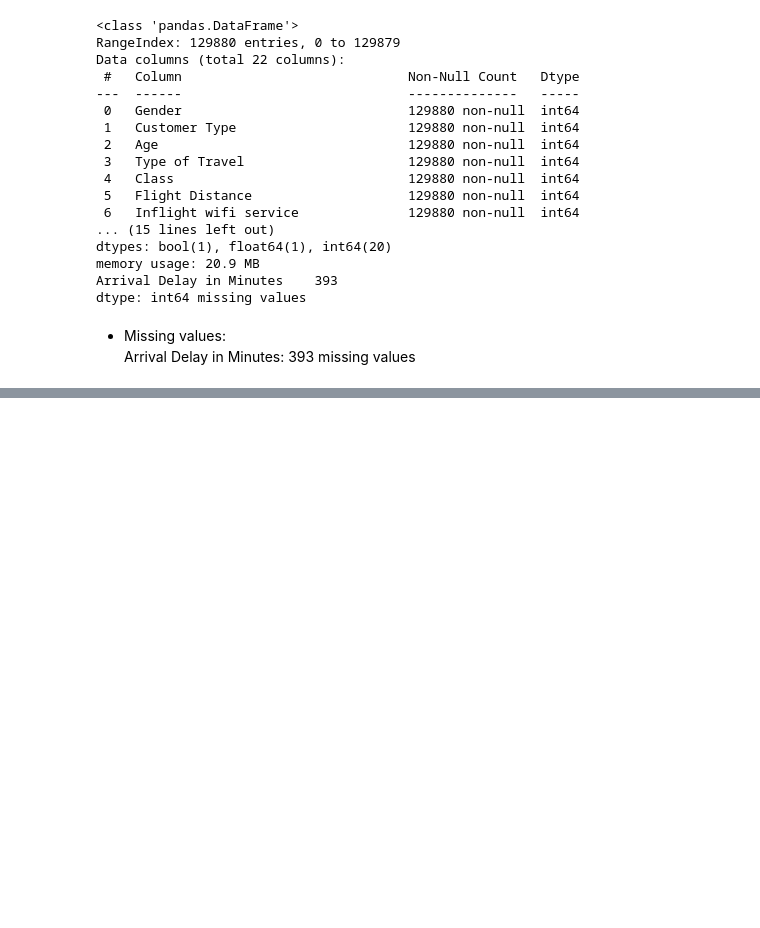
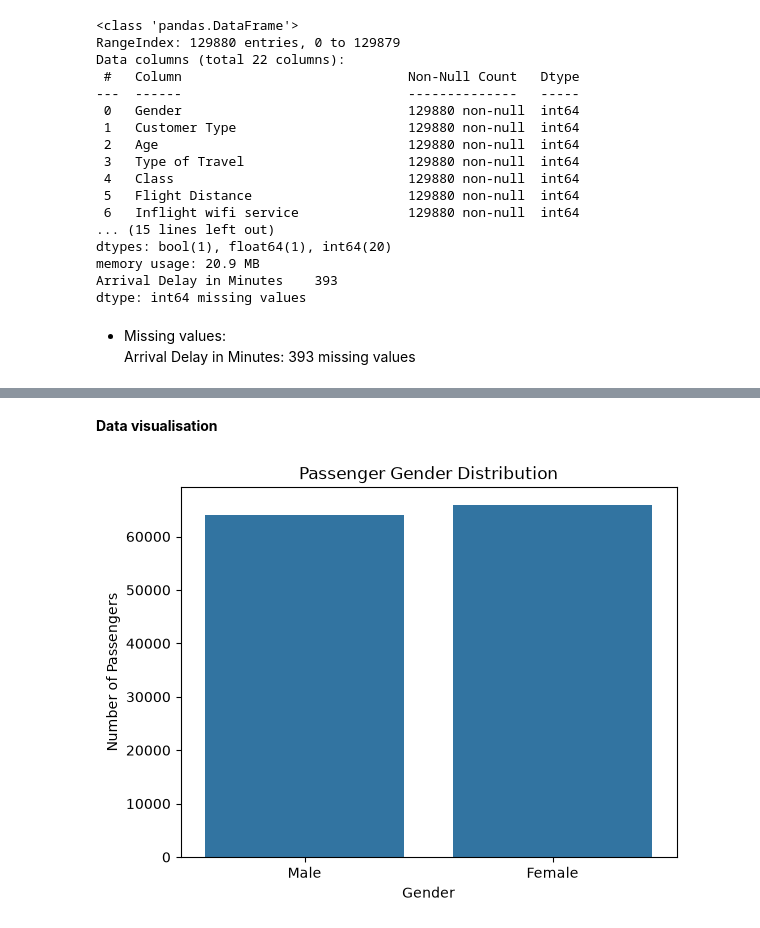
Before and after one commit to PaulNjinu254/Airline_Satisfaction_Prediction_Project, a Jupyter notebook: Airline_Satisfaction_Prediction.ipynb, the cells around one changed output, grey strips where cells are left out. Cells and saved outputs as stored; diff of their text form; code cells hidden in the pictures; blank space fills up the shorter version.

```diff
--- a/Airline_Satisfaction_Prediction.ipynb
+++ b/Airline_Satisfaction_Prediction.ipynb
@@ -143,9 +152,9 @@ df.describe()
 | max | 6.0 | 1.0 | 85.000000 | 1.0 | 3.0 | 4983.000000 | 5.000000 | ... |
 8 rows × 21 columns
 # %%
-df = pd.read_csv(PATH)
-df.info()
-print(df.isna().sum()[df.isna().sum() > 0], "missing values")
+raw = pd.read_csv(PATH)
+raw.info()
+print(raw.isna().sum()[raw.isna().sum() > 0], "missing values")
 # %% [output]
 <class 'pandas.DataFrame'>
 RangeIndex: 129880 entries, 0 to 129879
@@ -191,0 +246,14 @@ Arrival Delay in Minutes: 393 missing values
+# %% [markdown]
+
+
+**Data visualisation**
+# %%
+# Gender distribution
+sns.countplot(data=raw, x="Gender")
+
+plt.title("Passenger Gender Distribution")
+plt.xlabel("Gender")
+plt.ylabel("Number of Passengers")
+plt.show()
+# %% [output]
+[figure, added]
```
Also changed, not shown: parts of 29 cells of this notebook.
